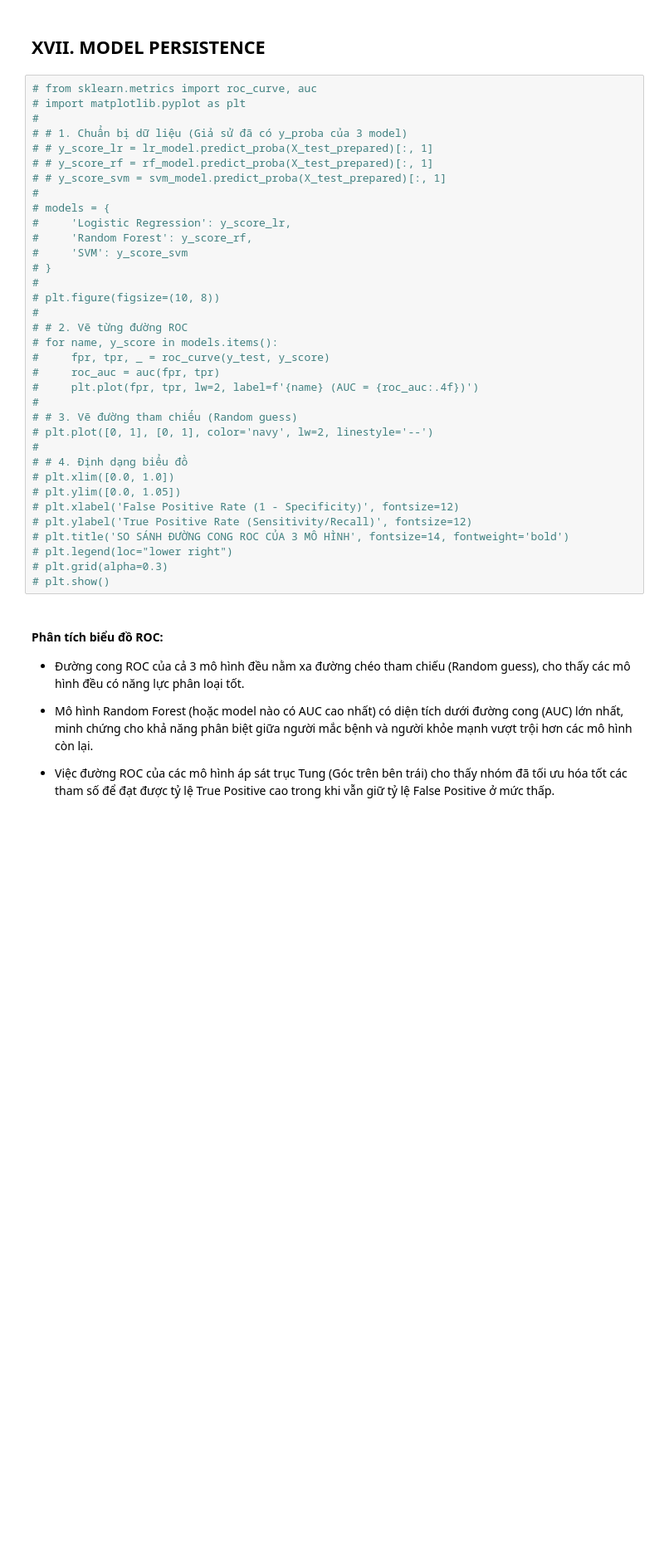
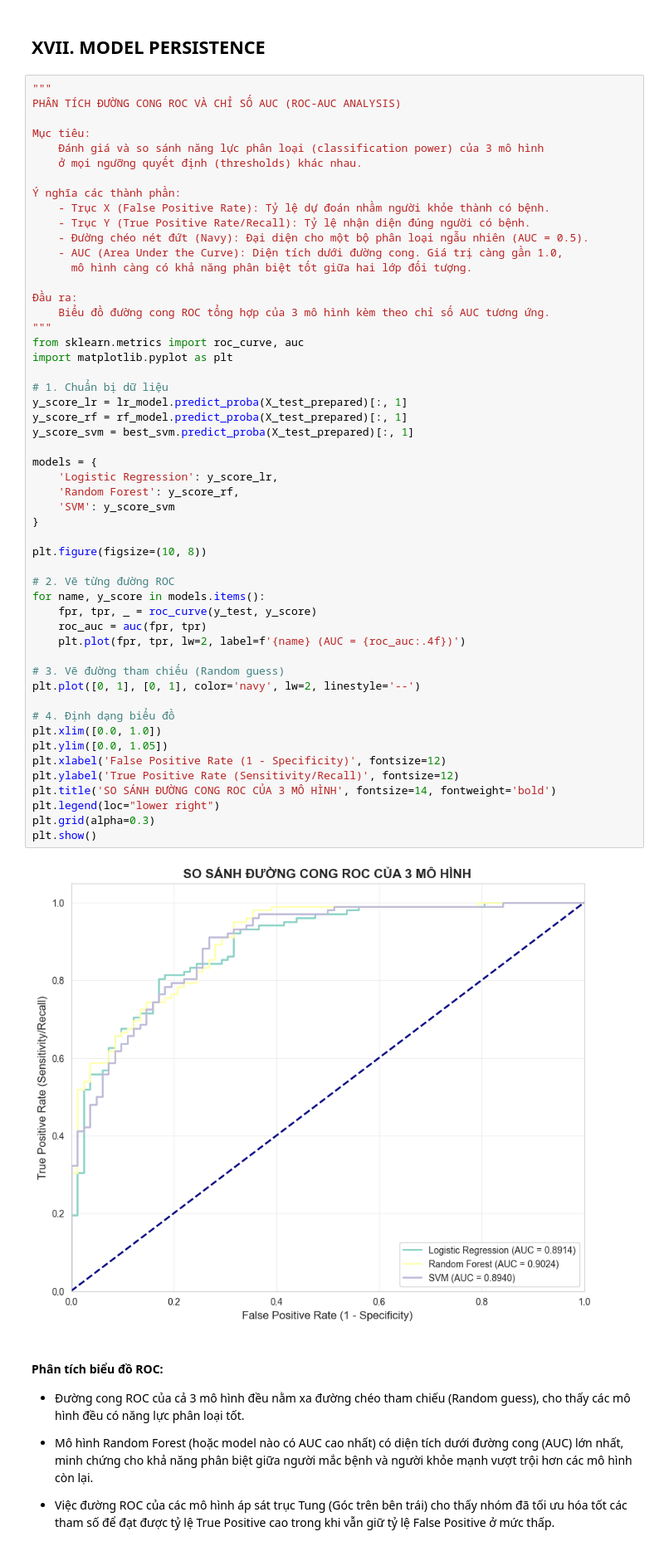
Before and after one commit to phat-05/heart-disease-classification, a Jupyter notebook: notebooks/project_analysis.ipynb, the cells around one changed output. Shown at 83% size. Saved outputs shown, nothing was run; the diff lists cells and outputs as text; blank space fills up the shorter version.

```diff
--- a/notebooks/project_analysis.ipynb
+++ b/notebooks/project_analysis.ipynb
@@ -2183,40 +2237,59 @@ Dựa trên biểu đồ so sánh, quyết định lựa chọn Random Forest l
 # %% [markdown]
 ## XVII. MODEL PERSISTENCE
 # %%
-# from sklearn.metrics import roc_curve, auc
-# import matplotlib.pyplot as plt
-#
-# # 1. Chuẩn bị dữ liệu (Giả sử đã có y_proba của 3 model)
-# # y_score_lr = lr_model.predict_proba(X_test_prepared)[:, 1]
-# # y_score_rf = rf_model.predict_proba(X_test_prepared)[:, 1]
-# # y_score_svm = svm_model.predict_proba(X_test_prepared)[:, 1]
-#
-# models = {
-#     'Logistic Regression': y_score_lr,
-#     'Random Forest': y_score_rf,
-#     'SVM': y_score_svm
-# }
-#
-# plt.figure(figsize=(10, 8))
-#
-# # 2. Vẽ từng đường ROC
-# for name, y_score in models.items():
-#     fpr, tpr, _ = roc_curve(y_test, y_score)
-#     roc_auc = auc(fpr, tpr)
-#     plt.plot(fpr, tpr, lw=2, label=f'{name} (AUC = {roc_auc:.4f})')
-#
-# # 3. Vẽ đường tham chiếu (Random guess)
-# plt.plot([0, 1], [0, 1], color='navy', lw=2, linestyle='--')
-#
-# # 4. Định dạng biểu đồ
-# plt.xlim([0.0, 1.0])
-# plt.ylim([0.0, 1.05])
-# plt.xlabel('False Positive Rate (1 - Specificity)', fontsize=12)
-# plt.ylabel('True Positive Rate (Sensitivity/Recall)', fontsize=12)
-# plt.title('SO SÁNH ĐƯỜNG CONG ROC CỦA 3 MÔ HÌNH', fontsize=14, fontweight='bold')
-# plt.legend(loc="lower right")
-# plt.grid(alpha=0.3)
-# plt.show()
+"""
+PHÂN TÍCH ĐƯỜNG CONG ROC VÀ CHỈ SỐ AUC (ROC-AUC ANALYSIS)
+
+Mục tiêu:
+    Đánh giá và so sánh năng lực phân loại (classification power) của 3 mô hình
+    ở mọi ngưỡng quyết định (thresholds) khác nhau.
+
+Ý nghĩa các thành phần:
+    - Trục X (False Positive Rate): Tỷ lệ dự đoán nhầm người khỏe thành có bệnh.
+    - Trục Y (True Positive Rate/Recall): Tỷ lệ nhận diện đúng người có bệnh.
+    - Đường chéo nét đứt (Navy): Đại diện cho một bộ phân loại ngẫu nhiên (AUC = 0.5).
+    - AUC (Area Under the Curve): Diện tích dưới đường cong. Giá trị càng gần 1.0,
+      mô hình càng có khả năng phân biệt tốt giữa hai lớp đối tượng.
+
+Đầu ra:
+    Biểu đồ đường cong ROC tổng hợp của 3 mô hình kèm theo chỉ số AUC tương ứng.
+"""
+from sklearn.metrics import roc_curve, auc
+import matplotlib.pyplot as plt
+
+# 1. Chuẩn bị dữ liệu
+y_score_lr = lr_model.predict_proba(X_test_prepared)[:, 1]
+y_score_rf = rf_model.predict_proba(X_test_prepared)[:, 1]
+y_score_svm = best_svm.predict_proba(X_test_prepared)[:, 1]
+
+models = {
+    'Logistic Regression': y_score_lr,
+    'Random Forest': y_score_rf,
+    'SVM': y_score_svm
+}
+
+plt.figure(figsize=(10, 8))
+
+# 2. Vẽ từng đường ROC
+for name, y_score in models.items():
+    fpr, tpr, _ = roc_curve(y_test, y_score)
+    roc_auc = auc(fpr, tpr)
+    plt.plot(fpr, tpr, lw=2, label=f'{name} (AUC = {roc_auc:.4f})')
+
+# 3. Vẽ đường tham chiếu (Random guess)
+plt.plot([0, 1], [0, 1], color='navy', lw=2, linestyle='--')
+
+# 4. Định dạng biểu đồ
+plt.xlim([0.0, 1.0])
+plt.ylim([0.0, 1.05])
+plt.xlabel('False Positive Rate (1 - Specificity)', fontsize=12)
+plt.ylabel('True Positive Rate (Sensitivity/Recall)', fontsize=12)
+plt.title('SO SÁNH ĐƯỜNG CONG ROC CỦA 3 MÔ HÌNH', fontsize=14, fontweight='bold')
+plt.legend(loc="lower right")
+plt.grid(alpha=0.3)
+plt.show()
+# %% [output]
+[figure, added]
 # %% [markdown]
 #### Phân tích biểu đồ ROC:
 
```
Also changed, not shown: parts of 6 cells of this notebook, 41 other files.
